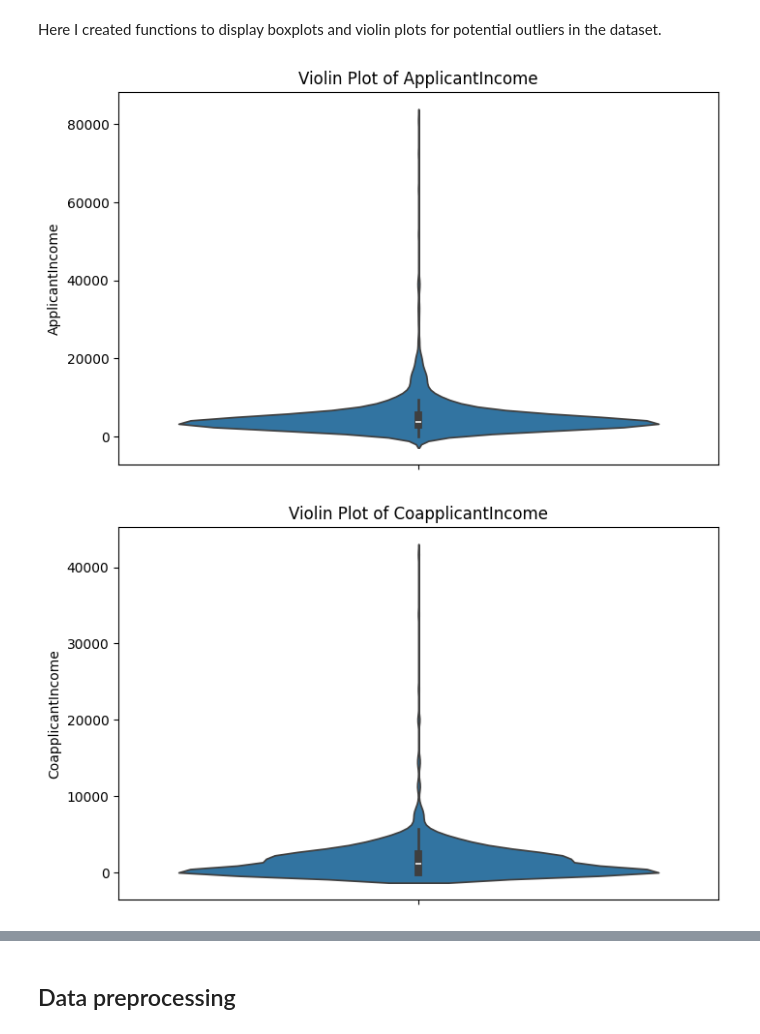
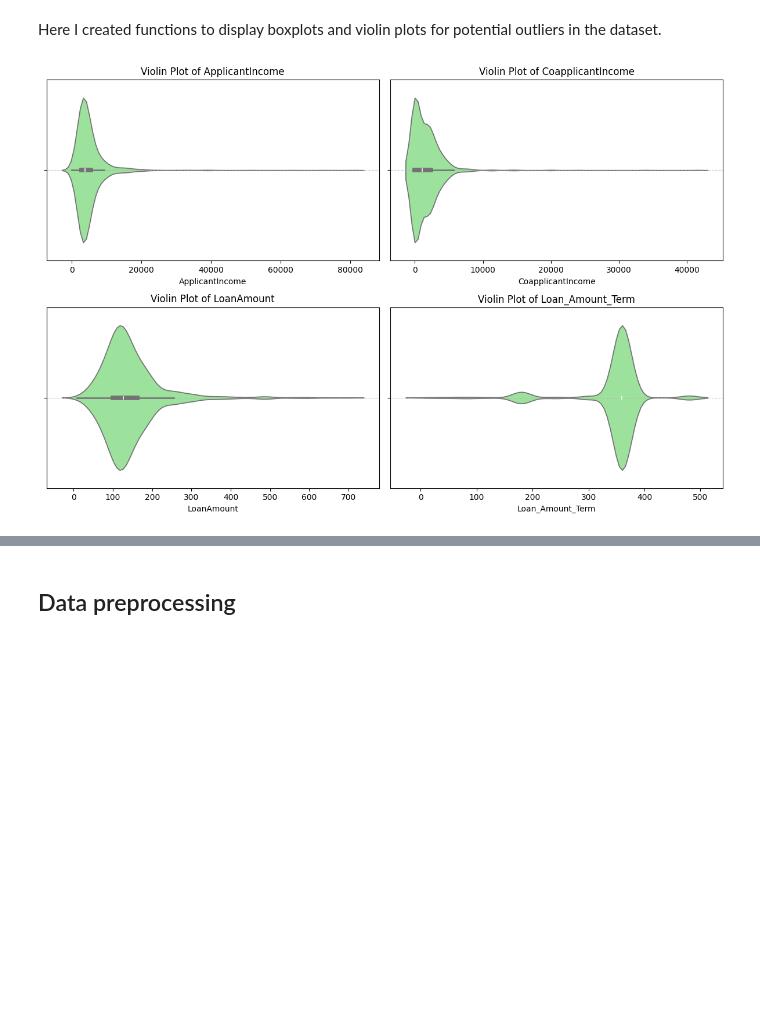
Before and after one commit to TonyVallad/Simplon, a Jupyter notebook: Brief_Prediction_Eligibilite_Credit_Banque/Notebook_Prediction_Eligibilite.ipynb, the cells around one changed output, grey strips where cells are left out. Saved outputs shown, nothing was run; the diff lists cells and outputs as text; code cells hidden in the pictures; blank space fills up the shorter version.

```diff
--- a/Brief_Prediction_Eligibilite_Credit_Banque/Notebook_Prediction_Eligibilite.ipynb
+++ b/Brief_Prediction_Eligibilite_Credit_Banque/Notebook_Prediction_Eligibilite.ipynb
@@ -250,50 +285,74 @@ Target column 'Loan_Status' encoded as: {'Y': 1, 'N': 0}
 # %% [markdown]
 Here I created functions to display boxplots and violin plots for potential outliers in the dataset.
 # %%
-def display_outliers(dataframe, selected_columns):
+def display_outliers(dataframe, selected_columns, grid_width=3, color="blue"):
     """
-    Displays boxplots for the selected columns to visualize potential outliers.
+    Displays boxplots for the selected columns to visualize potential outliers in a grid layout.
 
     Parameters:
     - dataframe (pd.DataFrame): The dataframe containing the data.
     - selected_columns (list): List of columns to display outliers.
+    - grid_width (int): Maximum number of plots per row in the grid.
+    - color (str): Color for the boxplots.
 
     Returns:
     - None: Displays the graphs directly.
     """
-    for column in selected_columns:
-        if pd.api.types.is_numeric_dtype(dataframe[column]):
-            plt.figure(figsize=(8, 5))
-            sns.boxplot(y=dataframe[column])
-            plt.title(f'Boxplot of {column}')
-            plt.ylabel(column)
-            plt.show()
-        else:
-            print(f"Column '{column}' is not numeric and was skipped.")
+    numeric_columns = [col for col in selected_columns if pd.api.types.is_numeric_dtype(dataframe[col])]
+    num_columns = len(numeric_columns)
+    num_rows = math.ceil(num_columns / grid_width)
 
-def display_outliers_violin(dataframe, selected_columns):
+    fig, axes = plt.subplots(num_rows, grid_width, figsize=(grid_width * 6, num_rows * 4), squeeze=False)
+    axes = axes.flatten()
+
+    for i, column in enumerate(numeric_columns):
+        sns.boxplot(ax=axes[i], y=dataframe[column], color=color)
+        axes[i].set_title(f'Boxplot of {column}')
+        axes[i].set_ylabel(column)
+
+    # Remove empty subplots
+    for j in range(i + 1, len(axes)):
+        fig.delaxes(axes[j])
+
+    plt.tight_layout()
+    plt.show()
+
+def display_outliers_violin(dataframe, selected_columns, grid_width=3, color="blue"):
     """
-    Displays violin plots for the selected columns to visualize potential outliers.
+    Displays horizontal violin plots for the selected columns to visualize potential outliers in a grid layout.
 
     Parameters:
     - dataframe (pd.DataFrame): The dataframe containing the data.
     - selected_columns (list): List of columns to display outliers.
+    - grid_width (int): Maximum number of plots per row in the grid.
+    - color (str): Color for the violin plots.
 
     Returns:
     - None: Displays the graphs directly.
     """
-    for column in selected_columns:
-        if pd.api.types.is_numeric_dtype(dataframe[column]):
-            plt.figure(figsize=(8, 5))
-            sns.violinplot(y=dataframe[column])
-            plt.title(f'Violin Plot of {column}')
-            plt.ylabel(column)
-            plt.show()
-        else:
-            print(f"Column '{column}' is not numeric and was skipped.")
+    numeric_columns = [col for col in selected_columns if pd.api.types.is_numeric_dtype(dataframe[col])]
+    num_columns = len(numeric_columns)
+    num_rows = math.ceil(num_columns / grid_width)
+
+    fig, axes = plt.subplots(num_rows, grid_width, figsize=(grid_width * 6, num_rows * 4), squeeze=False)
+    axes = axes.flatten()
+
+    for i, column in enumerate(numeric_columns):
+        sns.violinplot(data=dataframe, x=column, color=color, ax=axes[i])
+        axes[i].set_title(f"Violin Plot of {column}")
+        axes[i].set_xlabel(column)
+        axes[i].grid(axis='y', linestyle='--', alpha=0.7)
+
+    # Remove empty subplots
+    for j in range(i + 1, len(axes)):
+        fig.delaxes(axes[j])
+
+    plt.tight_layout()
+    plt.show()
 
 # Visualize outliers
-display_outliers_violin(loan_data_df, selected_columns=["ApplicantIncome", "CoapplicantIncome", "LoanAmount", "Loan_Amount_Term"])
+selected_columns=["ApplicantIncome", "CoapplicantIncome", "LoanAmount", "Loan_Amount_Term"]
+# display_outliers(loan_data_df, selected_columns, grid_width=2, color="lightgreen")
+display_outliers_violin(loan_data_df, selected_columns, grid_width=2, color="lightgreen")
 # %% [output]
-[figure, old version]
+[figure, new version]
-[figure, removed]
```
Also changed, not shown: parts of 6 cells of this notebook.
